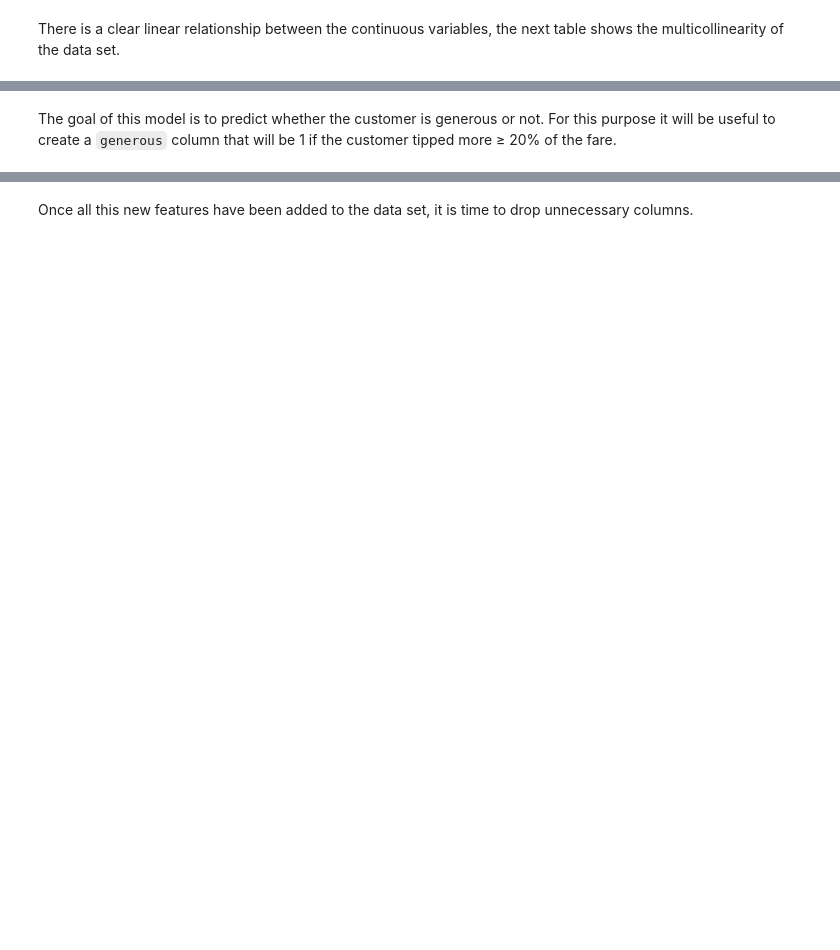
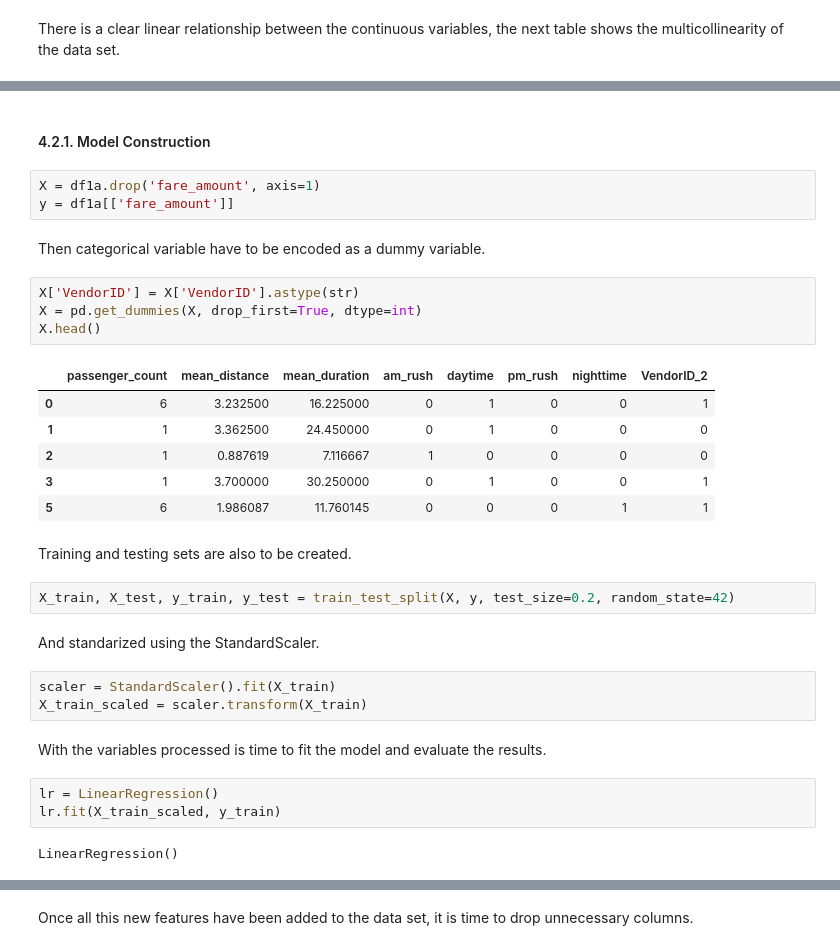
Before and after one commit to jiug/ML-model-to-predict-generous-customers, a Jupyter notebook: ML model to predict generous customers.ipynb, the cells around one changed output, grey strips where cells are left out. Cells and saved outputs as stored; diff of their text form; blank space fills up the shorter version.

```diff
--- a/ML model to predict generous customers.ipynb
+++ b/ML model to predict generous customers.ipynb
@@ -481,2 +484,34 @@ plt.show()
-# %% [markdown]
-The goal of this model is to predict whether the customer is generous or not. For this purpose it will be useful to create a `generous` column that will be 1 if the customer tipped more ≥ 20% of the fare.
+# %% [markdown]
+#### 4.2.1. Model Construction
+# %%
+X = df1a.drop('fare_amount', axis=1)
+y = df1a[['fare_amount']]
+# %% [markdown]
+Then categorical variable have to be encoded as a dummy variable.
+# %%
+X['VendorID'] = X['VendorID'].astype(str)
+X = pd.get_dummies(X, drop_first=True, dtype=int)
+X.head()
+# %% [output]
+|  | passenger_count | mean_distance | mean_duration | am_rush | daytime | pm_rush | nighttime | VendorID_2 |
+| 0 | 6 | 3.232500 | 16.225000 | 0 | 1 | 0 | 0 | 1 |
+| 1 | 1 | 3.362500 | 24.450000 | 0 | 1 | 0 | 0 | 0 |
+| 2 | 1 | 0.887619 | 7.116667 | 1 | 0 | 0 | 0 | 0 |
+| 3 | 1 | 3.700000 | 30.250000 | 0 | 1 | 0 | 0 | 1 |
+| 5 | 6 | 1.986087 | 11.760145 | 0 | 0 | 0 | 1 | 1 |
+# %% [markdown]
+Training and testing sets are also to be created.
+# %%
+X_train, X_test, y_train, y_test = train_test_split(X, y, test_size=0.2, random_state=42)
+# %% [markdown]
+And standarized using the StandardScaler.
+# %%
+scaler = StandardScaler().fit(X_train)
+X_train_scaled = scaler.transform(X_train)
+# %% [markdown]
+With the variables processed is time to fit the model and evaluate the results.
+# %%
+lr = LinearRegression()
+lr.fit(X_train_scaled, y_train)
+# %% [output]
+LinearRegression()
```
Also changed, not shown: parts of 47 cells of this notebook.
